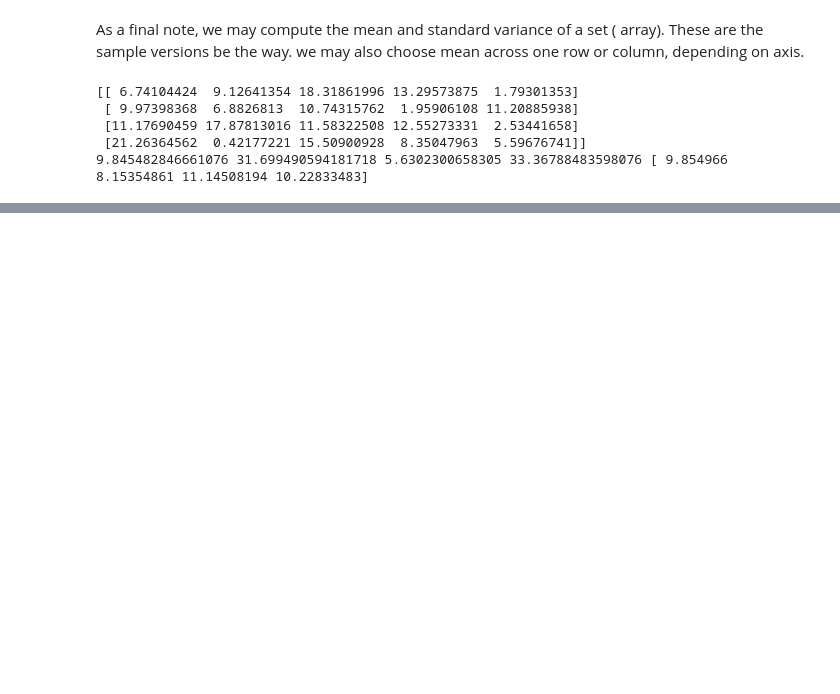
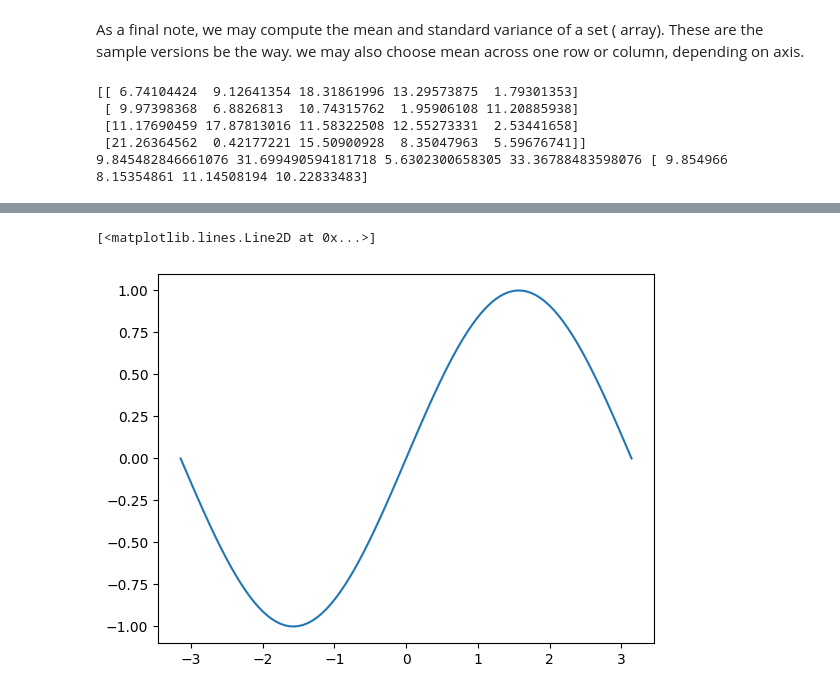
Before and after one commit to Abdi-coder1/Summer-project, a Jupyter notebook: ISPL-labs/lab_2.3.ipynb, the cells around one changed output, grey strips where cells are left out. Cells and saved outputs as stored; diff of their text form; code cells hidden in the pictures; blank space fills up the shorter version.

```diff
--- a/ISPL-labs/lab_2.3.ipynb
+++ b/ISPL-labs/lab_2.3.ipynb
@@ -357,0 +393,9 @@ print(avg,var,std,np.var(A,ddof=1),avg_col)
+# %%
+# one way to generate the data is to use the linspace functon
+X = np.linspace(-math.pi,math.pi,100)
+Y = np.sin(X)
+
+plt.plot(X,Y,'-')
+# %% [output]
+[<matplotlib.lines.Line2D at 0x...>]
+[figure, added]
```
Also changed, not shown: parts of 22 cells of this notebook, 2 other files.
